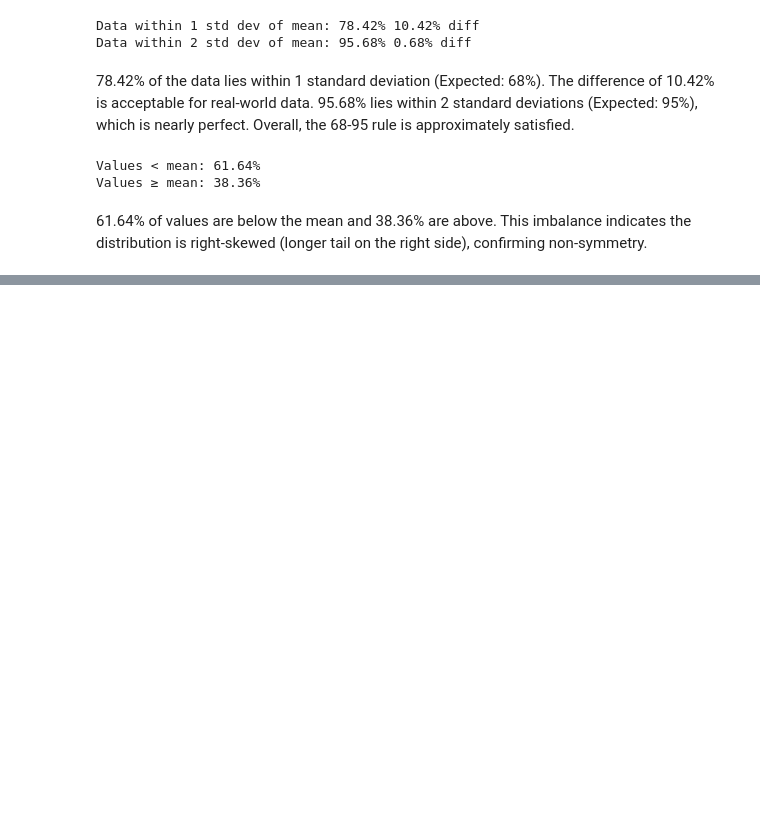
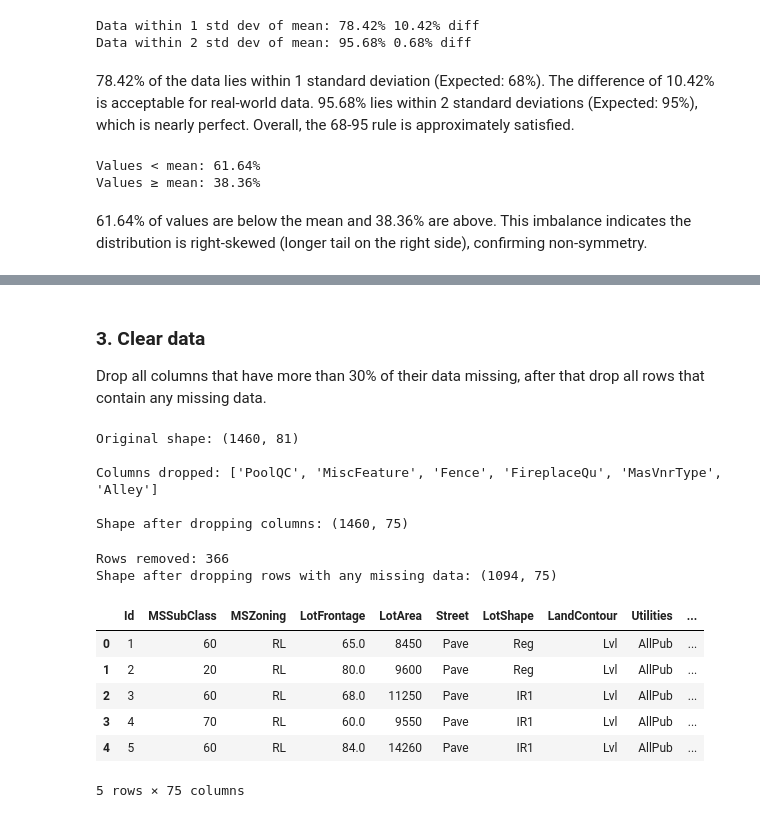
Before and after one commit to TheKusz/Stats_DSM030-2025-OCT, a Jupyter notebook: CW1/DSM030-CW-Oct25-Skeleton-Solution-House-Price-Stat-Significance (1).ipynb, the cells around one changed output, grey strips where cells are left out. Drawn from its saved outputs; the diff is of its cells as text; code cells hidden in the pictures; blank space fills up the shorter version.

```diff
--- a/CW1/DSM030-CW-Oct25-Skeleton-Solution-House-Price-Stat-Significance (1).ipynb
+++ b/CW1/DSM030-CW-Oct25-Skeleton-Solution-House-Price-Stat-Significance (1).ipynb
@@ -100,0 +127,39 @@ Because the sample size (n=1460) is significantly larger than 30, the Central Li
+# %% [markdown]
+### 3. Clear data
+Drop all columns that have more than 30% of their data missing, after that drop all rows that contain any missing data.
+# %%
+print(f"Original shape: {df.shape}")
+
+# Drop columns with >30% missing data
+threshold = len(df) * 0.7
+df_cleaned_cols = df.dropna(axis='columns', thresh=threshold)
+
+# Identify which columns were dropped
+dropped_cols = set(df.columns) - set(df_cleaned_cols.columns)
+
+print(f"\nColumns dropped: {list(dropped_cols)}")
+print(f"\nShape after dropping columns: {df_cleaned_cols.shape}")
+# %% [output]
+Original shape: (1460, 81)
+
+Columns dropped: ['PoolQC', 'MiscFeature', 'Fence', 'FireplaceQu', 'MasVnrType', 'Alley']
+
+Shape after dropping columns: (1460, 75)
+# %%
+# Drop rows with any remaining missing data
+df_final = df_cleaned_cols.dropna(axis='index')
+
+print(f"Rows removed: {len(df.index) - len(df_final.index)}")
+print(f"Shape after dropping rows with any missing data: {df_final.shape}")
+
+df_final.head()
+# %% [output]
+Rows removed: 366
+Shape after dropping rows with any missing data: (1094, 75)
+|  | Id | MSSubClass | MSZoning | LotFrontage | LotArea | Street | LotShape | LandContour | Utilities | ... |
+| 0 | 1 | 60 | RL | 65.0 | 8450 | Pave | Reg | Lvl | AllPub | ... |
+| 1 | 2 | 20 | RL | 80.0 | 9600 | Pave | Reg | Lvl | AllPub | ... |
+| 2 | 3 | 60 | RL | 68.0 | 11250 | Pave | IR1 | Lvl | AllPub | ... |
+| 3 | 4 | 70 | RL | 60.0 | 9550 | Pave | IR1 | Lvl | AllPub | ... |
+| 4 | 5 | 60 | RL | 84.0 | 14260 | Pave | IR1 | Lvl | AllPub | ... |
+5 rows × 75 columns
```
Also changed, not shown: parts of 14 cells of this notebook, 1 other file.
